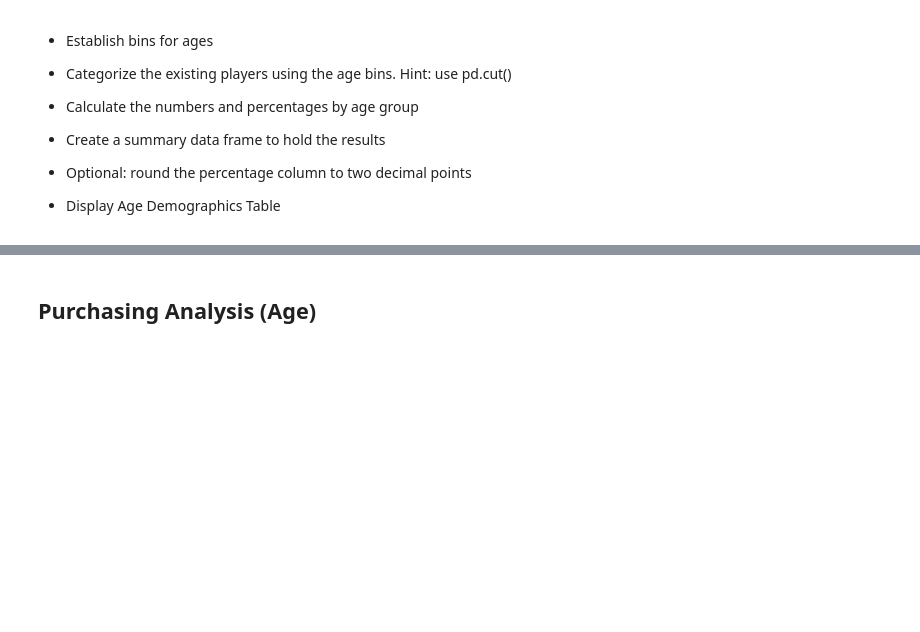
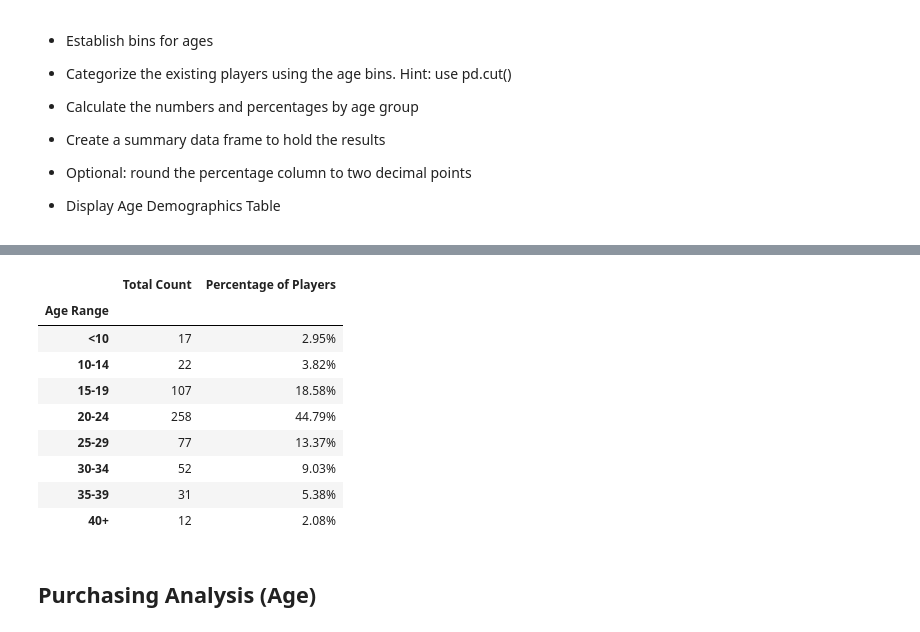
Before and after one commit to george-simon/pandas-challenge, a Jupyter notebook: HeroesOfPymoli/HeroesOfPymoli_starter.ipynb, the cells around one changed output, grey strips where cells are left out. Saved outputs shown, nothing was run; the diff lists cells and outputs as text; code cells hidden in the pictures; blank space fills up the shorter version.

```diff
--- a/HeroesOfPymoli/HeroesOfPymoli_starter.ipynb
+++ b/HeroesOfPymoli/HeroesOfPymoli_starter.ipynb
@@ -197,3 +231,32 @@ analysis_gender
+# %%
+#group by new age group column
+# # Create a GroupBy object based upon "View Group"
+# ted_group = ted_df.groupby("View Group")
+
+# # Find how many rows fall into each bin
+age_groups = purchase_data.groupby("Age Range")
+count_age = age_groups["SN"].nunique()
+
+#percent of players in each bin
+percent_players = count_age/total_players
+# %%
+#Summary table
+age_demo_summary = pd.DataFrame({"Total Count ": count_age, "Percentage of Players": percent_players})
+# %%
+#format percentages ->"{:.2%}"
+age_demo_summary["Percentage of Players"] = age_demo_summary["Percentage of Players"].astype(float).map("{:.2%}".format)
+age_demo_summary
+# %% [output]
+|  | Total Count | Percentage of Players |
+| Age Range |  |  |
+| <10 | 17 | 2.95% |
+| 10-14 | 22 | 3.82% |
+| 15-19 | 107 | 18.58% |
+| 20-24 | 258 | 44.79% |
+| 25-29 | 77 | 13.37% |
+| 30-34 | 52 | 9.03% |
+| 35-39 | 31 | 5.38% |
+| 40+ | 12 | 2.08% |
 # %% [markdown]
 ## Purchasing Analysis (Age)
 # %% [markdown]
```
Also changed, not shown: parts of 19 cells of this notebook.
